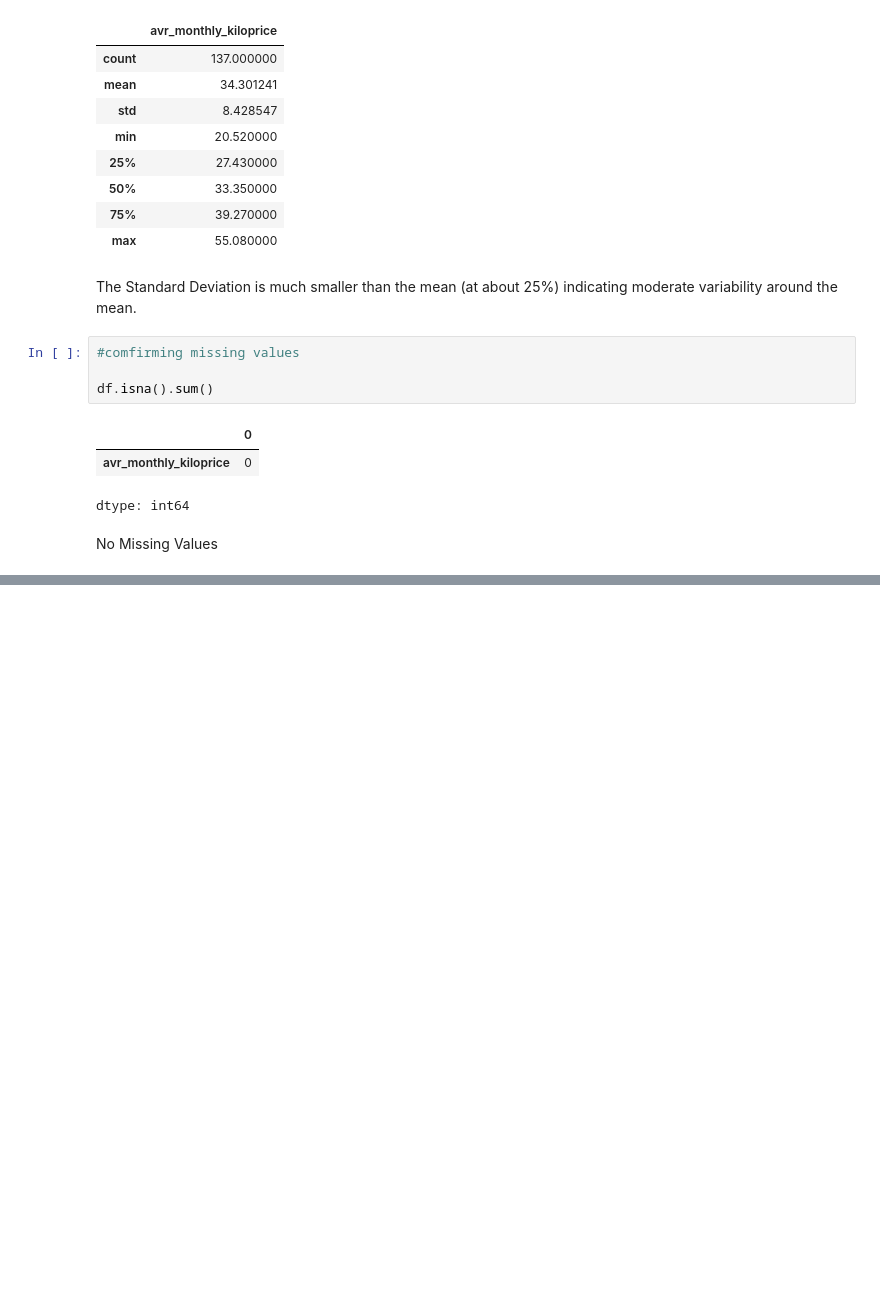
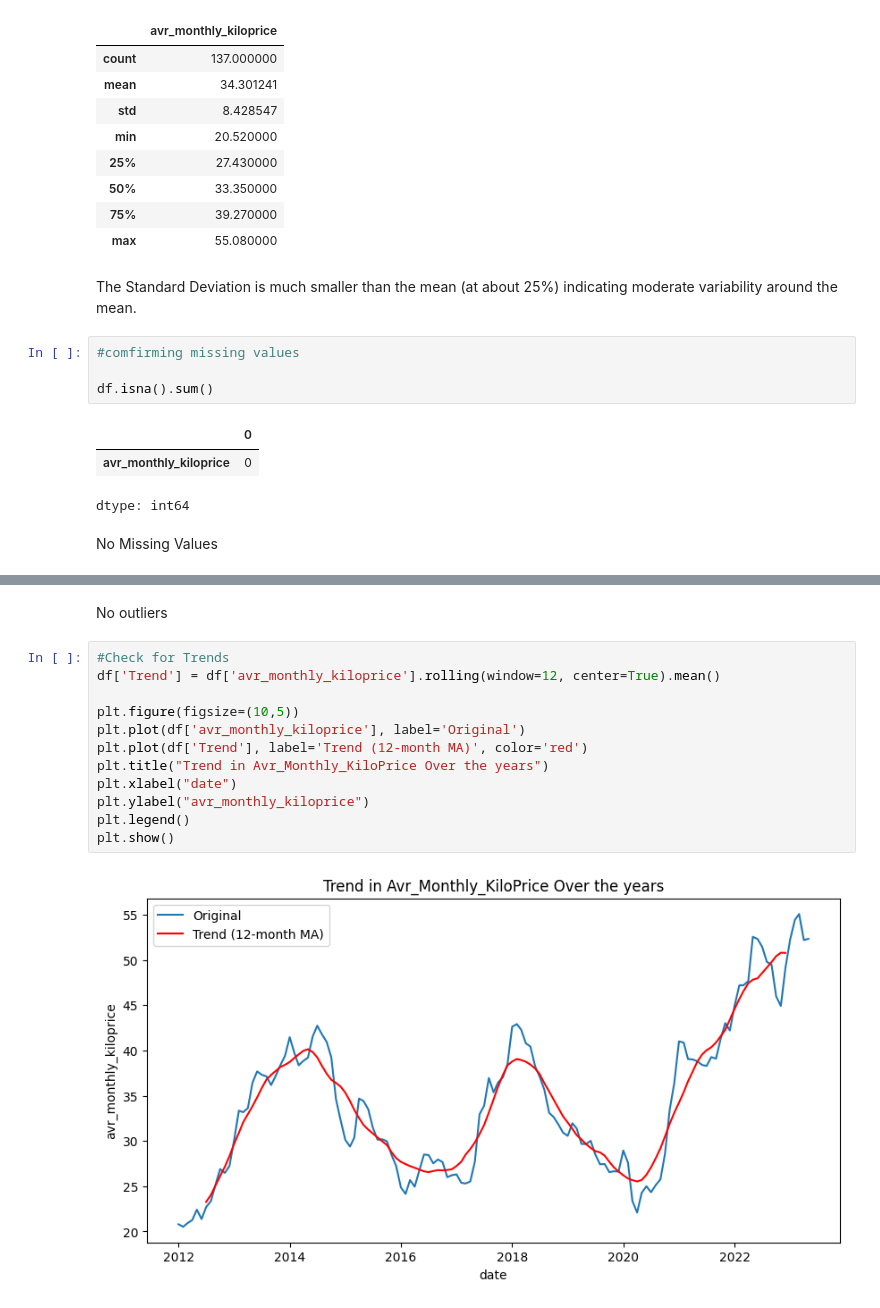
Before and after one commit to dlhegend/-TS_Academy_Capstone_Project, a Jupyter notebook: notebooks/Gift_M_TSAcademy_Cap_Project.ipynb, the cells around one changed output, grey strips where cells are left out. Saved outputs shown, nothing was run; the diff lists cells and outputs as text; blank space fills up the shorter version.

```diff
--- a/notebooks/Gift_M_TSAcademy_Cap_Project.ipynb
+++ b/notebooks/Gift_M_TSAcademy_Cap_Project.ipynb
@@ -79,0 +122,16 @@ No Missing Values
+# %% [markdown]
+No outliers
+# %%
+#Check for Trends
+df['Trend'] = df['avr_monthly_kiloprice'].rolling(window=12, center=True).mean()
+
+plt.figure(figsize=(10,5))
+plt.plot(df['avr_monthly_kiloprice'], label='Original')
+plt.plot(df['Trend'], label='Trend (12-month MA)', color='red')
+plt.title("Trend in Avr_Monthly_KiloPrice Over the years")
+plt.xlabel("date")
+plt.ylabel("avr_monthly_kiloprice")
+plt.legend()
+plt.show()
+# %% [output]
+[figure, added]
```
Also changed, not shown: parts of 21 cells of this notebook.
